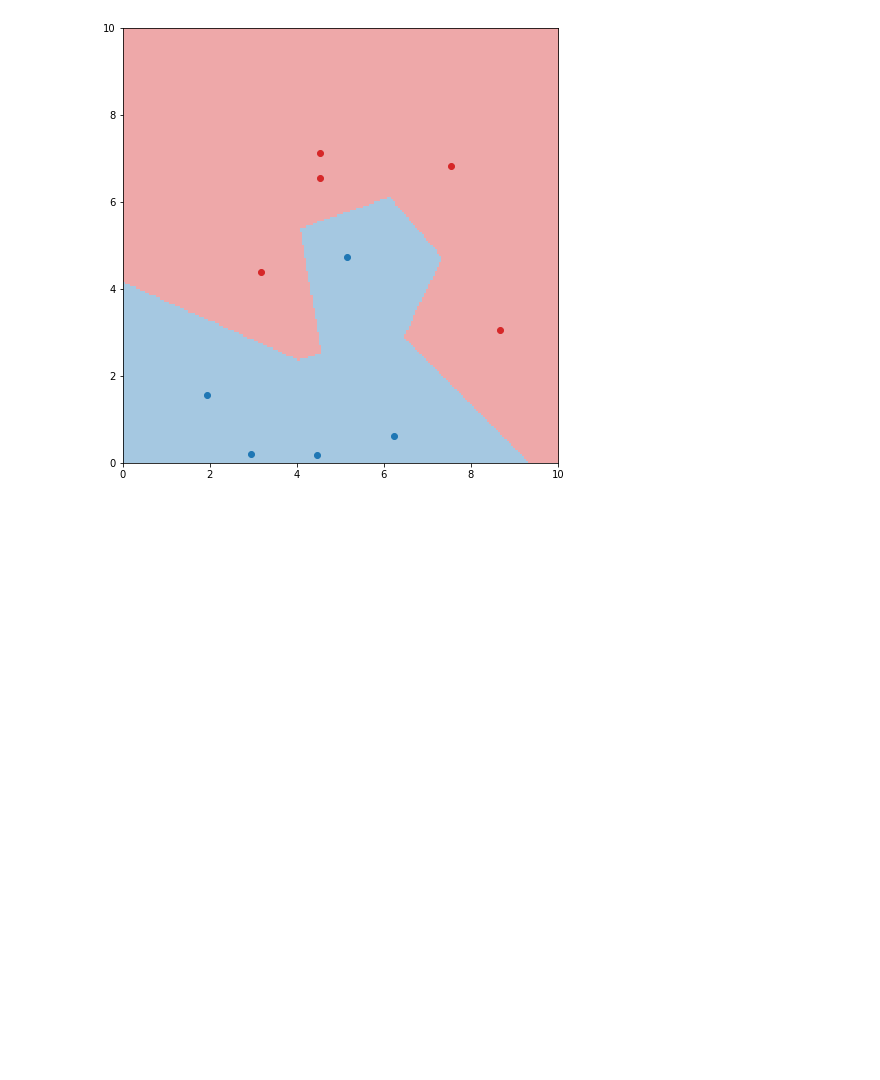
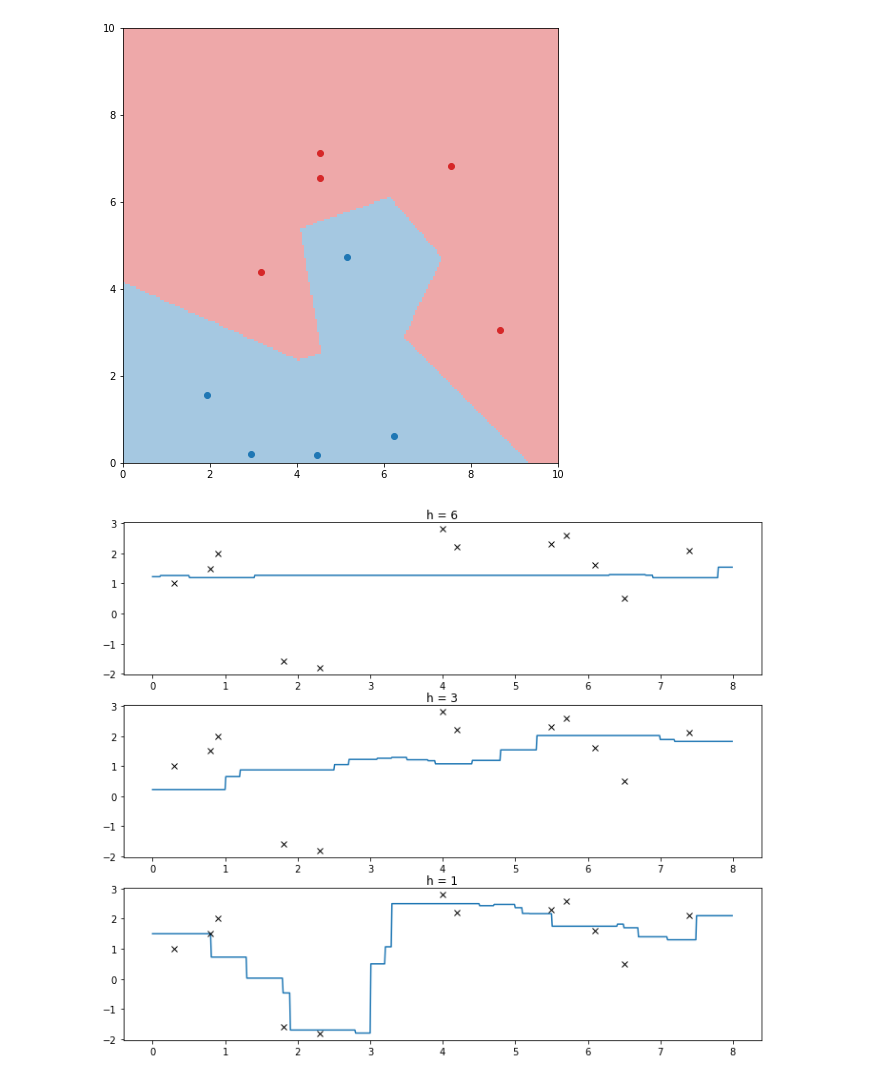
Before and after one commit to pfaion/NonparametricMethods, a Jupyter notebook: explore.ipynb, the cells around one changed output. Drawn from its saved outputs; the diff is of its cells as text; code cells hidden in the pictures; blank space fills up the shorter version.

```diff
--- a/explore.ipynb
+++ b/explore.ipynb
@@ -311,3 +311,28 @@ for c, data in enumerate(classData2D):
     plt.plot(*zip(*data), 'o', color=colors[c])
 # %% [output]
 [figure]
+# %%
+smoothData = [(0.3, 1), (0.8, 1.5), (0.9, 2), (1.8, -1.6),
+              (2.3, -1.8), (4, 2.8), (4.2, 2.2), (5.5, 2.3),
+              (5.7, 2.6), (6.1, 1.6), (6.5, 0.5), (7.4, 2.1)]
+# %%
+def running_mean_smoother(x, data, h):
+    return sum(
+        (abs((x-x_t)/h) < 1)*r_t
+        for x_t, r_t in data
+    ) / sum(
+        abs((x-x_t)/h) < 1
+        for x_t, r_t in data
+    )
+# %%
+hs = [6, 3, 1]
+xs = np.arange(0, 8, 0.01)
+r = len(hs)
+
+for i, h in enumerate(hs):
+    plt.subplot(r, 1, i+1)
+    plt.plot(xs, [running_mean_smoother(x, smoothData, h) for x in xs])
+    plt.plot(*zip(*smoothData), 'xk')
+    plt.title("h = {}".format(h))
+# %% [output]
+[figure, added]
```
Also changed, not shown: parts of 5 cells of this notebook, 1 other file.
